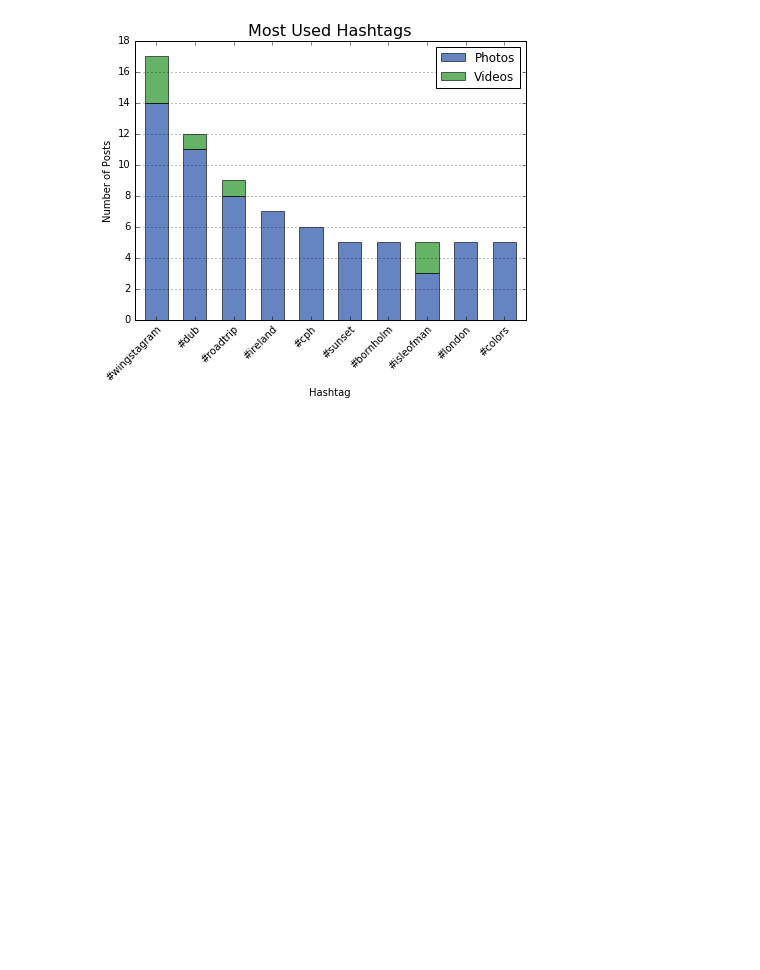
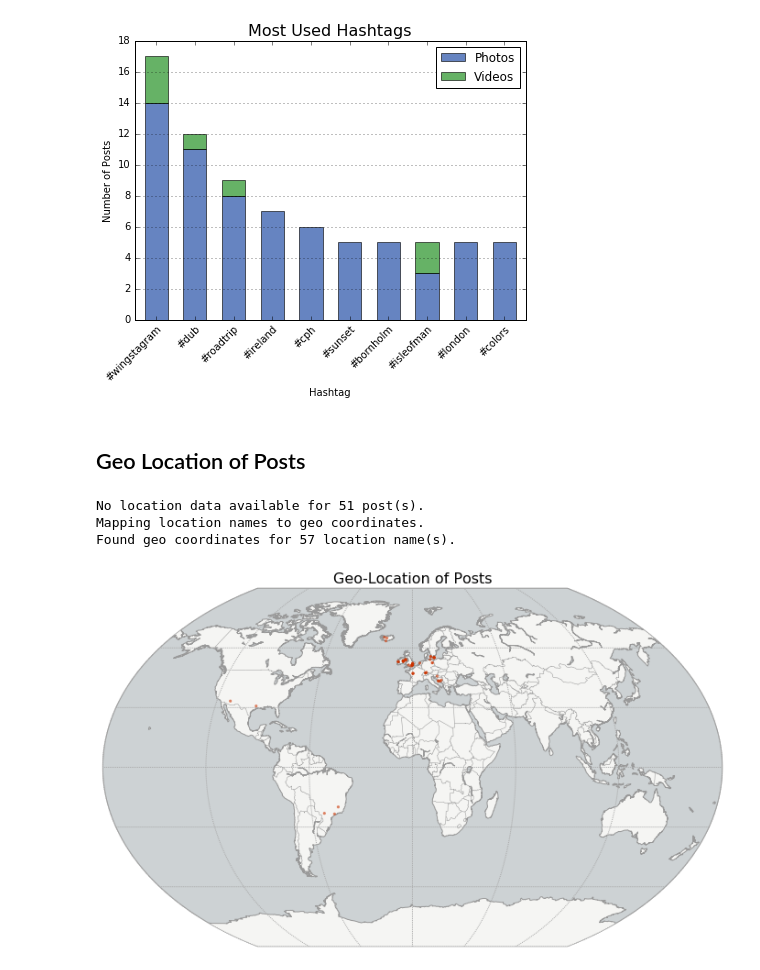
Before and after one commit to kahlamari/data-visualization, a Jupyter notebook: Instagram Data Visualization.ipynb, the cells around one changed output. Drawn from its saved outputs; the diff is of its cells as text; code cells hidden in the pictures; blank space fills up the shorter version.

Commit message:
Added Geo Map of Posts

```diff
--- a/Instagram Data Visualization.ipynb
+++ b/Instagram Data Visualization.ipynb
@@ -18,7 +18,7 @@ import json
 USERNAME = 'radikahl'
 
 # Google Maps key. Needed to translate location names into Geo positions
-MAPS_API_KEY = 'YOUR_KEY'
+MAPS_API_KEY = '' # YOUR KEY
 
 # Google Maps' API endpoint
 MAPS_API_URL = 'https://maps.googleapis.com/maps/api/geocode/json?address={0}&key={1}'
@@ -325,3 +325,5 @@ plt.savefig('images/instagram_most_common_hashtags.png', dpi=96, bbox_inches='ti
 plt.show()
 # %% [output]
 [figure]
+# %% [markdown]
+## Geo Location of Posts
@@ -327,0 +355,42 @@ plt.show()
+# %%
+print('No location data available for {0} post(s).'.format(df.isnull().sum()['location']))
+print('Mapping location names to geo coordinates.')
+df_geo = pd.concat([df, df['location'].apply(getGeoCode, 1)], axis=1)
+print('Found geo coordinates for {0} location name(s).'.format(df_geo.count()['lng']))
+# %% [output]
+No location data available for 51 post(s).
+Mapping location names to geo coordinates.
+Found geo coordinates for 57 location name(s).
+# %%
+# define map colors
+land_color = '#f5f5f3'
+water_color = '#cdd2d4'
+coastline_color = '#999999'
+border_color = '#999999'
+meridian_color = '#aaaaaa'
+marker_fill_color = '#cc3300'
+marker_edge_color = 'None'
+# %%
+# create the plot
+fig = plt.figure(figsize=(14, 7))
+plot = fig.add_subplot(111, axisbg='#ffffff', frame_on=False)
+plot.set_title('Geo-Location of Posts', fontsize=title_fontsize)
+
+# draw the basemap and its features
+m = Basemap(projection='kav7', lon_0=0, resolution='l', area_thresh=10000)
+m.drawmapboundary(color=border_color, fill_color=water_color)
+m.drawcoastlines(color=coastline_color)
+m.drawcountries(color=border_color)
+m.fillcontinents(color=land_color, lake_color=water_color)
+m.drawparallels(np.arange(-90., 120., 30.), color=meridian_color)
+m.drawmeridians(np.arange(0., 420., 60.), color=meridian_color)
+
+# project our points from each dataset then concatenate and scatter plot them
+x, y = m(df_geo['lng'].values, df_geo['lat'].values)
+m.scatter(x, y, s=10, color=marker_fill_color, edgecolor=marker_edge_color, alpha=0.6, zorder=3)
+
+# show the map
+plt.savefig('images/instagram_post_geomap.png', dpi=96, bbox_inches='tight', pad_inches=0.2)
+plt.show()
+# %% [output]
+[figure, added]
```
Also changed, not shown: parts of 2 cells of this notebook, 3 other files.
